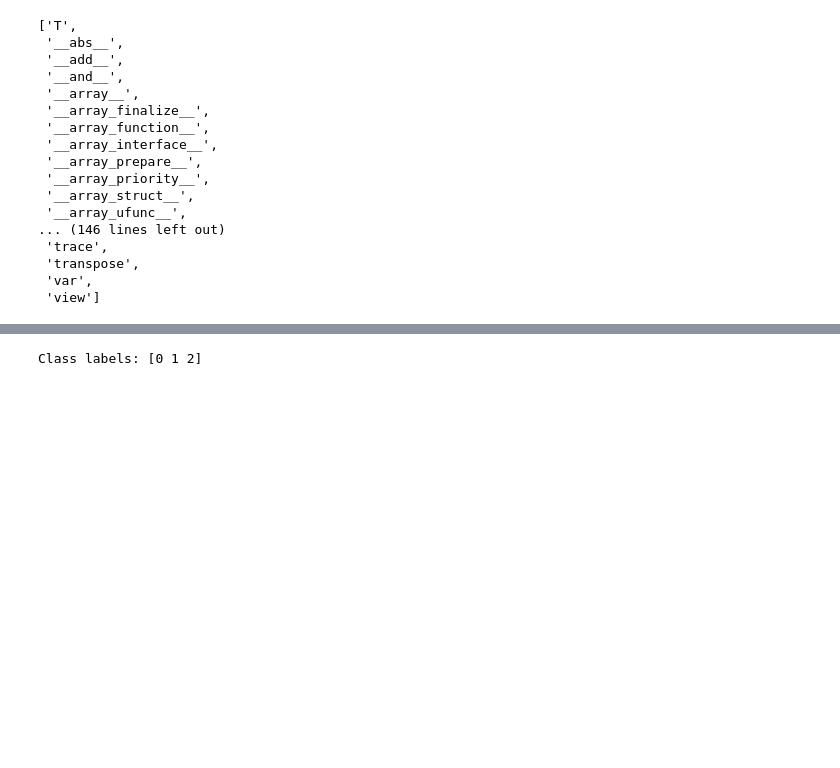
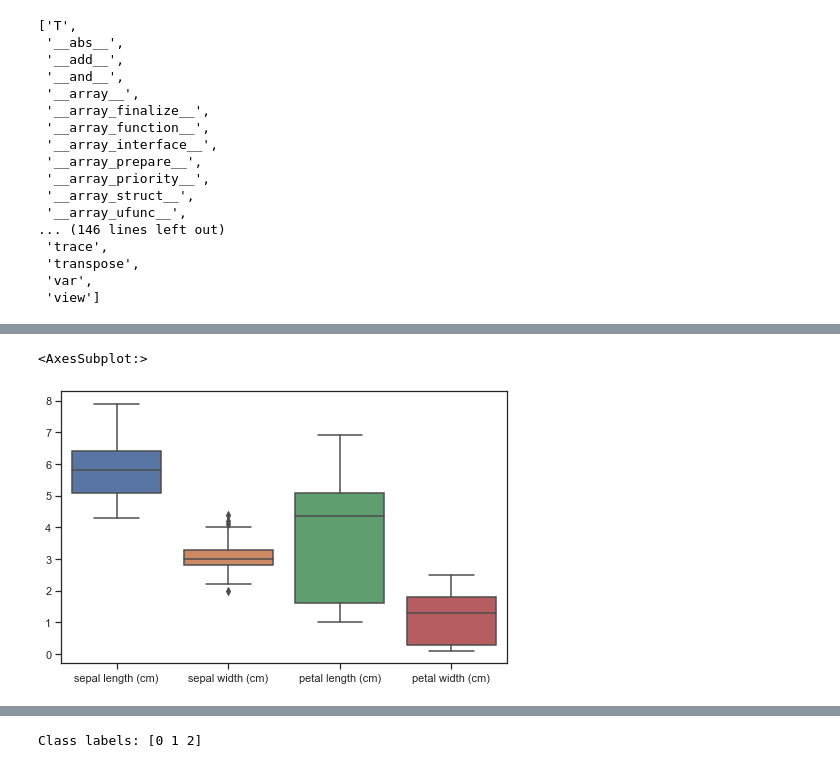
Before and after one commit to rambasnet/Python-Machine-Learning, a Jupyter notebook: Classification.ipynb, the cells around one changed output, grey strips where cells are left out. Drawn from its saved outputs; the diff is of its cells as text; code cells hidden in the pictures; blank space fills up the shorter version.

```diff
--- a/Classification.ipynb
+++ b/Classification.ipynb
@@ -116,0 +129,3 @@ dir(iris.data)
+# %%
+# use np.c_ numpy's concatenate function
+df = pd.DataFrame(data=np.c_[iris['data'], iris['target']], columns=iris.feature_names + ['target'])
@@ -116,0 +136,4 @@ dir(iris.data)
+# %%
+# update target id with target name
+for i in range(3):
+    df.loc[df['target'] == i, 'target'] = iris.target_names[i]
@@ -116,0 +190,7 @@ dir(iris.data)
+# %%
+# create boxplot as univariate plot
+fig, ax = plt.subplots(figsize=(8, 5))
+sns.boxplot(data=df.loc[:, iris.feature_names], ax=ax)
+# %% [output]
+<AxesSubplot:>
+[figure, added]
```
Also changed, not shown: parts of 10 cells of this notebook, 1 other file.
